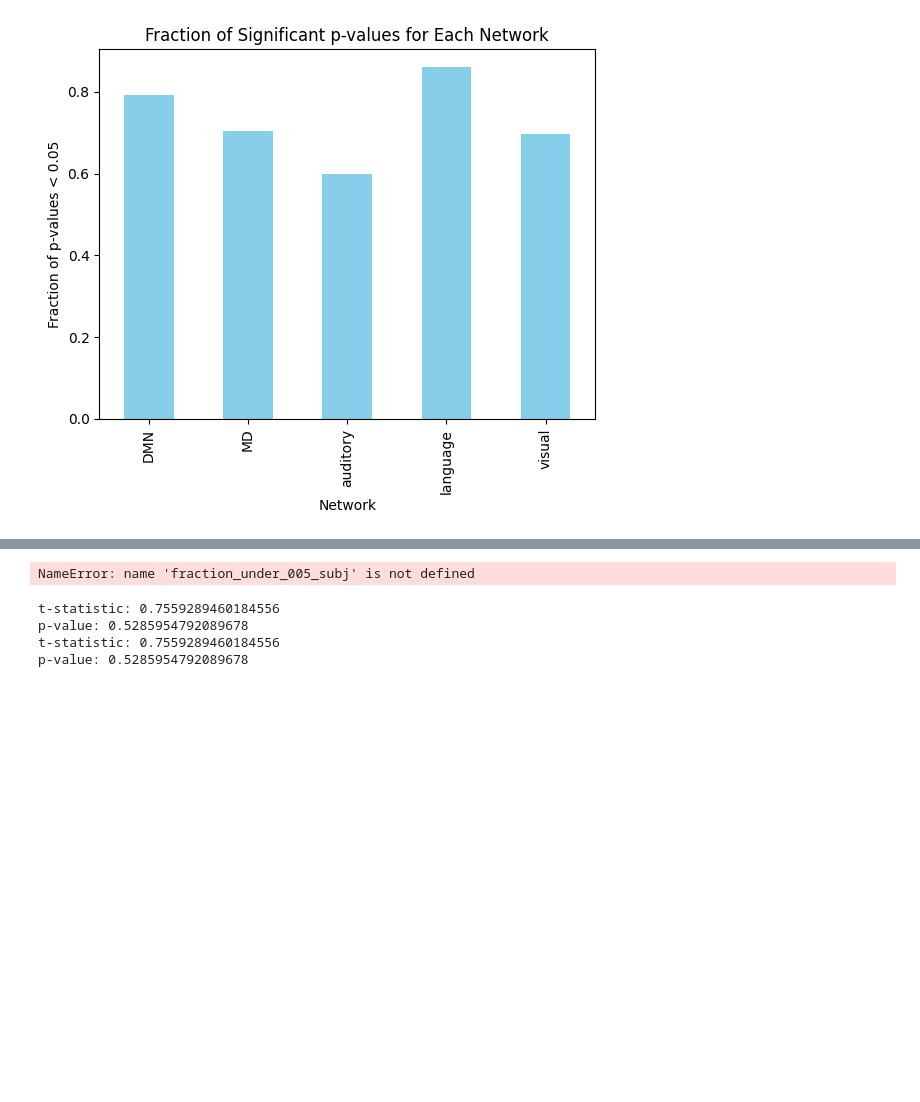
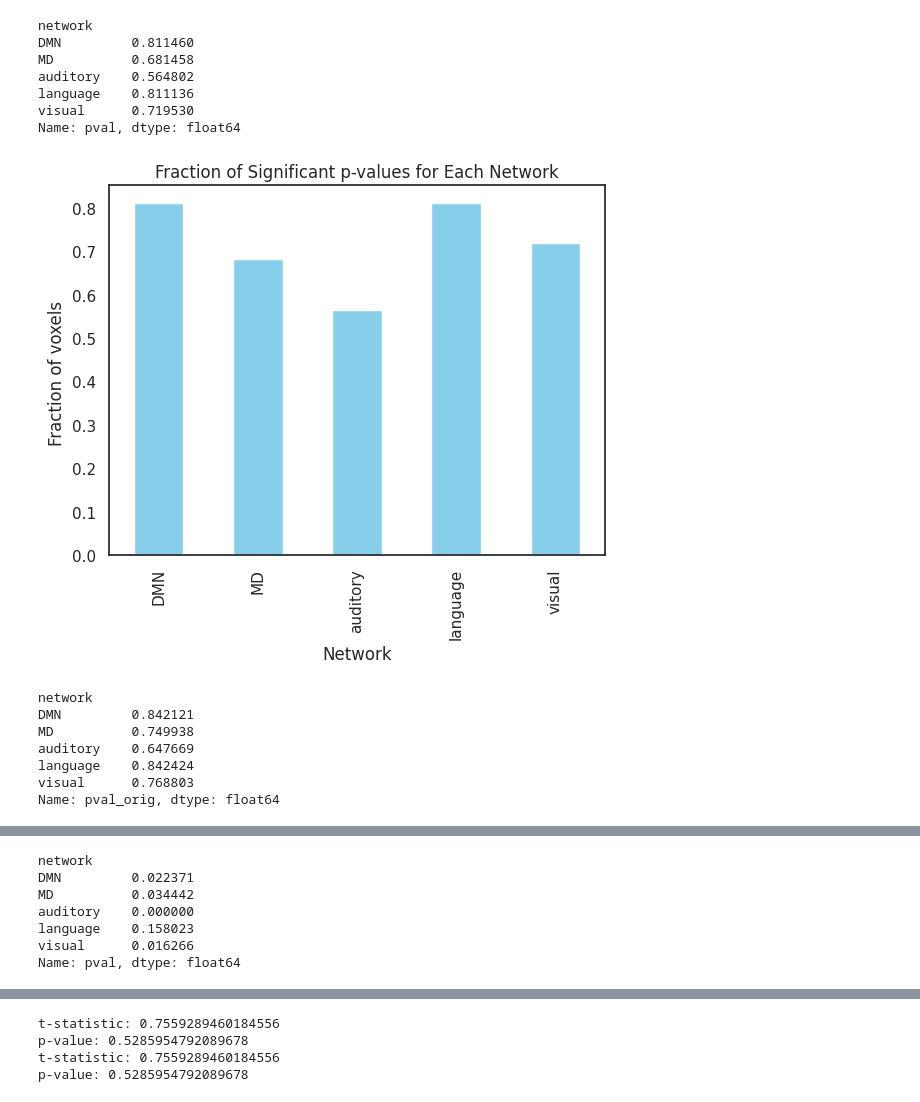
Before and after one commit to ebrahimfeghhi/beyond-brainscore, a Jupyter notebook: analyze_results/figures_code/figure2.ipynb, the cells around one changed output, grey strips where cells are left out. Cells and saved outputs as stored; diff of their text form; code cells hidden in the pictures; blank space fills up the shorter version.

Commit message:
Figure 2 getting close

```diff
--- a/analyze_results/figures_code/figure2.ipynb
+++ b/analyze_results/figures_code/figure2.ipynb
@@ -40,8 +53,12 @@ non_nan_indices_384 = np.load(f"{data_processed_folder_pereira}/non_nan_indices_
 resultsPath = '/data/LLMs/brainscore/'
 ytest_243 = np.load(f'{resultsPath}results_pereira/y_test_ordered_243.npy')
 ytest_384 = np.load(f'{resultsPath}results_pereira/y_test_ordered_384.npy')
+ytest_243_shuffled = np.load(f'{resultsPath}results_pereira/shuffled/y_test_ordered_243.npy')
+ytest_384_shuffled = np.load(f'{resultsPath}results_pereira/shuffled/y_test_ordered_384.npy')
 mse_intercept_243 = np.load(f'{resultsPath}results_pereira/mse_intercept_243.npy')
 mse_intercept_384 = np.load(f'{resultsPath}results_pereira/mse_intercept_384.npy')
+mse_intercept_243_shuffled = np.load(f'{resultsPath}results_pereira/shuffled/mse_intercept_243.npy')
+mse_intercept_384_shuffled = np.load(f'{resultsPath}results_pereira/shuffled/mse_intercept_384.npy')
 ytest_fed = np.load(f"{resultsPath}results_fedorenko/y_test_ordered.npy")
 ytest_blank = np.load(f"{resultsPath}results_blank/y_test_ordered.npy")
 # %%
@@ -54,0 +139,14 @@ mse_intercept_pereira_full[243:, non_nan_indices_384] = mse_intercept_384
+# %%
+for shuffle in results_dict_pd.shuffled.unique():
+    results_dict_pd_s = results_dict_pd.loc[results_dict_pd.shuffled==shuffle]
+    results_dict_pd_s = results_dict_pd_s.drop(axis=1, labels='shuffled')
+    fig, ax = plt.subplots(1,1, figsize=(10,6))
+    if shuffle == 'contig':
+        yticks = None
+    else:
+        yticks = None
+    subject_avg_pd, dict_pd_merged, dict_pd_with_all = plot_across_subjects(results_dict_pd_s, None, dataset='pereira', selected_networks=np.unique(networks_arr_pereira), ax_select=ax,clip_zero=False, plot_legend=True,
+                                                                            ylabel=False, x_var='Model', hue_var='Network', hue_order=['language', 'DMN', 'MD', 'visual', 'auditory'], line_extend=0.04, plot_xlabel=True, yticks=yticks)
+    ax.set_ylabel('')
+    ax.set_xticklabels(ax.get_xticklabels(), fontsize=20)
+    plt.show()
@@ -144,14 +314,45 @@ for fe in feature_extraction_methods:
 # %%
-pvalues_pereira = pd.DataFrame(pvalues_pereira)
+shuffled_str_arr = ['shuffled', 'contig']
+for shuffle_str in shuffled_str_arr:
 
-# Group by 'network' and calculate fraction of p-values under 0.05
-fraction_under_005 = pvalues_pereira.groupby('network')['pval'].apply(lambda x: (x < 0.05).mean())
+    pvalues_pereira_loop = pvalues_pereira.loc[pvalues_pereira.shuffled==shuffle_str]
 
-# Plot
-fraction_under_005.plot(kind='bar', color='skyblue')
-plt.ylabel("Fraction of p-values < 0.05")
-plt.xlabel("Network")
-plt.title("Fraction of Significant p-values for Each Network")
-plt.show()
+    # Group by 'network' and calculate fraction of p-values under 0.05
+    fraction_under_005_fdr = pvalues_pereira_loop.groupby('network')['pval'].apply(lambda x: (x < 0.05).mean())
+
+    print(fraction_under_005_fdr)
+
+    # Plot
+    fraction_under_005_fdr.plot(kind='bar', color='skyblue')
+    plt.ylabel("Fraction of voxels ")
+    plt.xlabel("Network")
+    plt.title("Fraction of Significant p-values for Each Network")
+    plt.show()
+
+    # Group by 'network' and calculate fraction of p-values under 0.05
+    fraction_under_005 = pvalues_pereira_loop.groupby('network')['pval_orig'].apply(lambda x: (x < 0.05).mean())
+
+    print(fraction_under_005)
+
+    # Plot
+    fraction_under_005.plot(kind='bar', color='skyblue')
+    plt.ylabel("Fraction of voxels")
+    plt.xlabel("Network")
+    plt.title("Fraction of Significant p-values for Each Network (No FDR)")
+    plt.show()
 # %% [output]
+network
+DMN         0.811460
+MD          0.681458
+auditory    0.564802
+language    0.811136
+visual      0.719530
+Name: pval, dtype: float64
-[figure, old version]
+[figure, new version]
+network
+DMN         0.842121
+MD          0.749938
+auditory    0.647669
+language    0.842424
+visual      0.768803
+Name: pval_orig, dtype: float64
@@ -157,0 +360,7 @@ plt.show()
+network
+DMN         0.022371
+MD          0.034442
+auditory    0.000000
+language    0.158023
+visual      0.016266
+Name: pval, dtype: float64
@@ -158,7 +376,3 @@ plt.show()
-# %%
-fraction_under_005_subj
-# %% [output]
-NameError: name 'fraction_under_005_subj' is not defined
 # %%
 
 for key in mse_subject_network_best_layer.keys():
```
Also changed, not shown: parts of 12 cells of this notebook, 25 other files.
